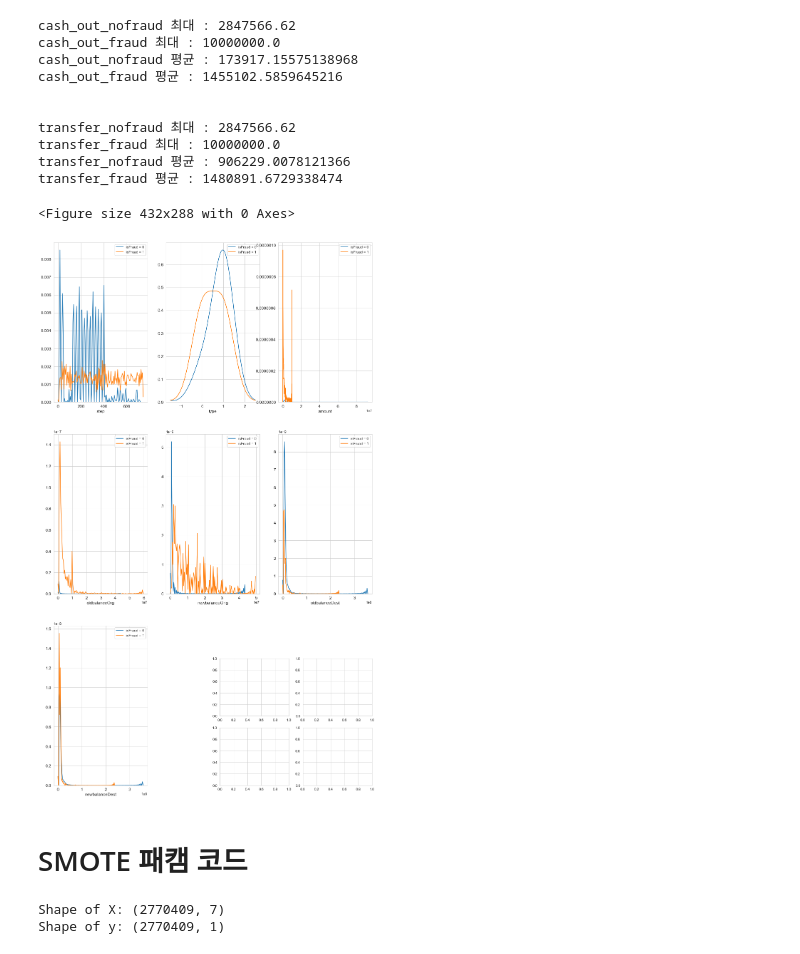
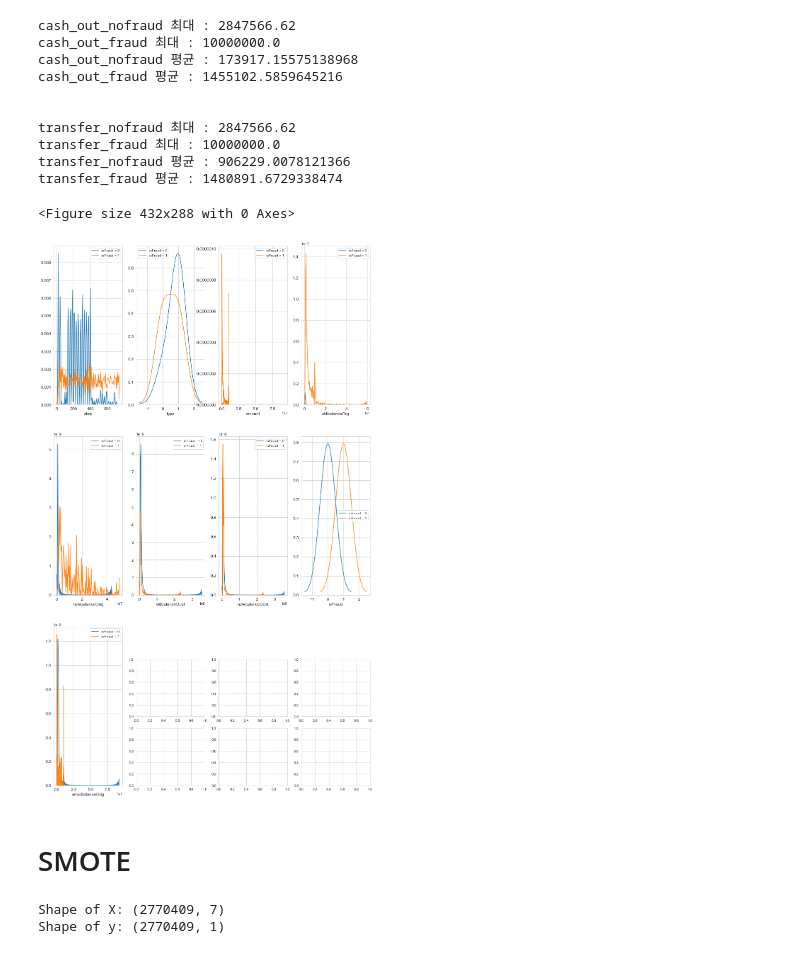
Before and after one commit to beckhem96/Fraud-Detection, a Jupyter notebook: 이상거래 탐지 (캐글 데이터)로그 데이터.ipynb, the cells around one changed output. Drawn from its saved outputs; the diff is of its cells as text; code cells hidden in the pictures.

```diff
--- a/이상거래 탐지 (캐글 데이터)로그 데이터.ipynb
+++ b/이상거래 탐지 (캐글 데이터)로그 데이터.ipynb
@@ -164,3 +168,6 @@ data_clean.type = data_clean.type.astype(int)
+# %%
+data_clean['errorBalanceOrig'] = data_clean.newbalanceOrig + data_clean.amount - data_clean.oldbalanceOrg
+data_clean['errorBalanceDest'] = data_clean.oldbalanceDest + data_clean.amount - data_clean.newbalanceDest
 # %%
 data_clean
 # %% [output]
@@ -322,33 +329,33 @@ transfer_fraud 평균 : 1480891.6729338474
 # %%
 # EDA
 import seaborn as sns
 import matplotlib.pyplot as plt
 %matplotlib inline
 
 
-var = data_clean.columns.values[:-1] # V1 ~ V28
+var = data_clean.columns.values[:-1]
 i = 0
 t0 = data_clean.loc[data_clean['isFraud'] == 0] # Class : 0 인 행만 추출
 t1 = data_clean.loc[data_clean['isFraud'] == 1] # Class : 1 인 행만 추출
 
 sns.set_style('whitegrid') # 그래프 스타일 지정
 plt.figure()
 fig, ax = plt.subplots(8, 4, figsize = (16, 28)) # 축 지정
 
 for feature in var:
     i += 1
-    plt.subplot(3, 3, i) # 28개의 그래프
+    plt.subplot(3, 4, i)
     sns.kdeplot(t0[feature], bw = 0.5, label = "isFraud = 0")
     sns.kdeplot(t1[feature], bw = 0.5, label = "isFruad = 1")
     plt.xlabel(feature, fontsize = 12) # 라벨 속성값
     locs, labels = plt.xticks()
     plt.tick_params(axis = 'both', which = 'major', labelsize = 12)
 plt.show();
 # %% [output]
 <Figure size 432x288 with 0 Axes>
-[figure, old version]
+[figure, new version]
 # %% [markdown]
-# SMOTE 패캠 코드
+# SMOTE
 # %%
 X = (data_clean.iloc[:, data_clean.columns != 'isFraud'])
 y = (data_clean.iloc[:, data_clean.columns == 'isFraud'])
```
Also changed, not shown: parts of 22 cells of this notebook.
